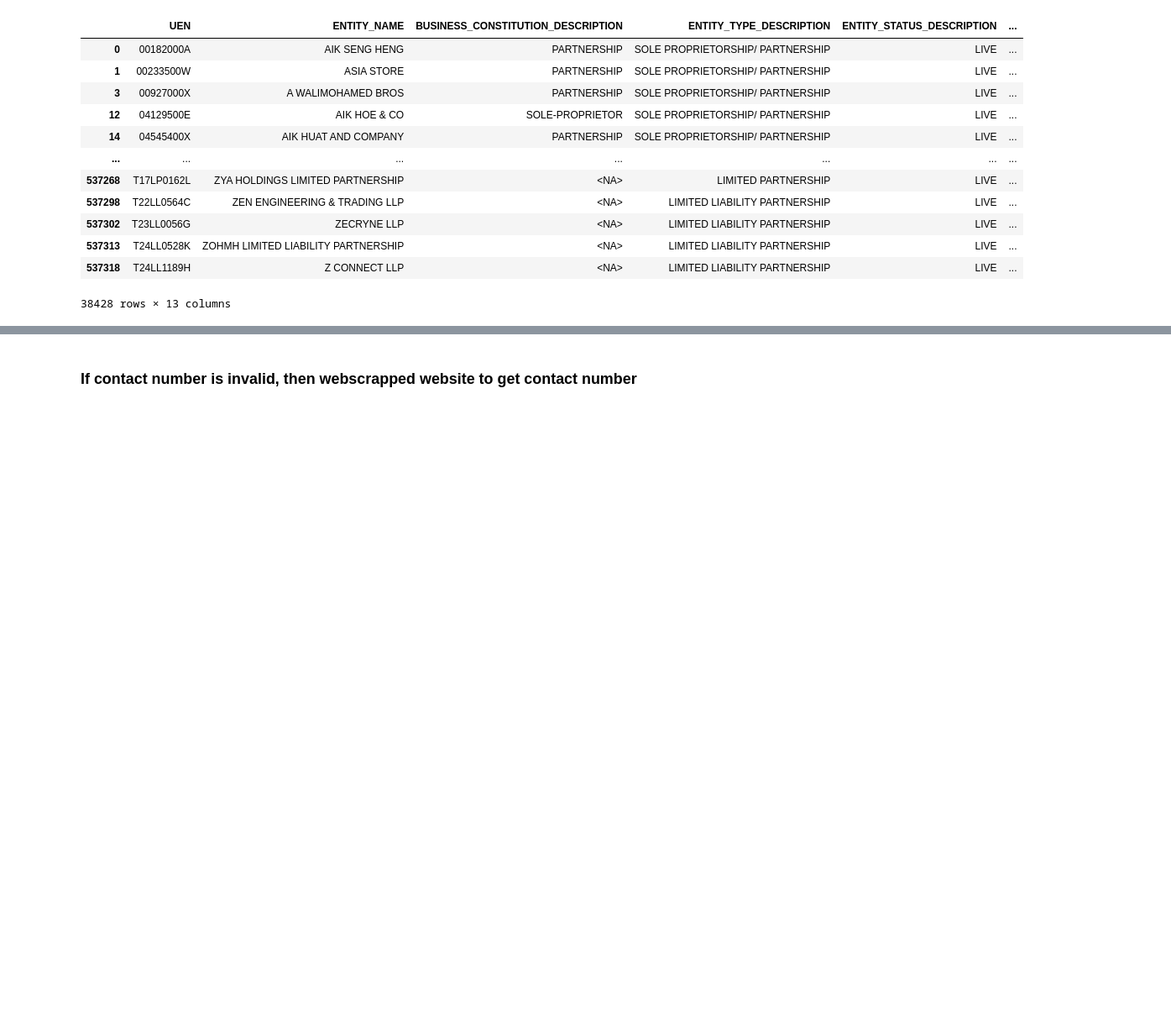
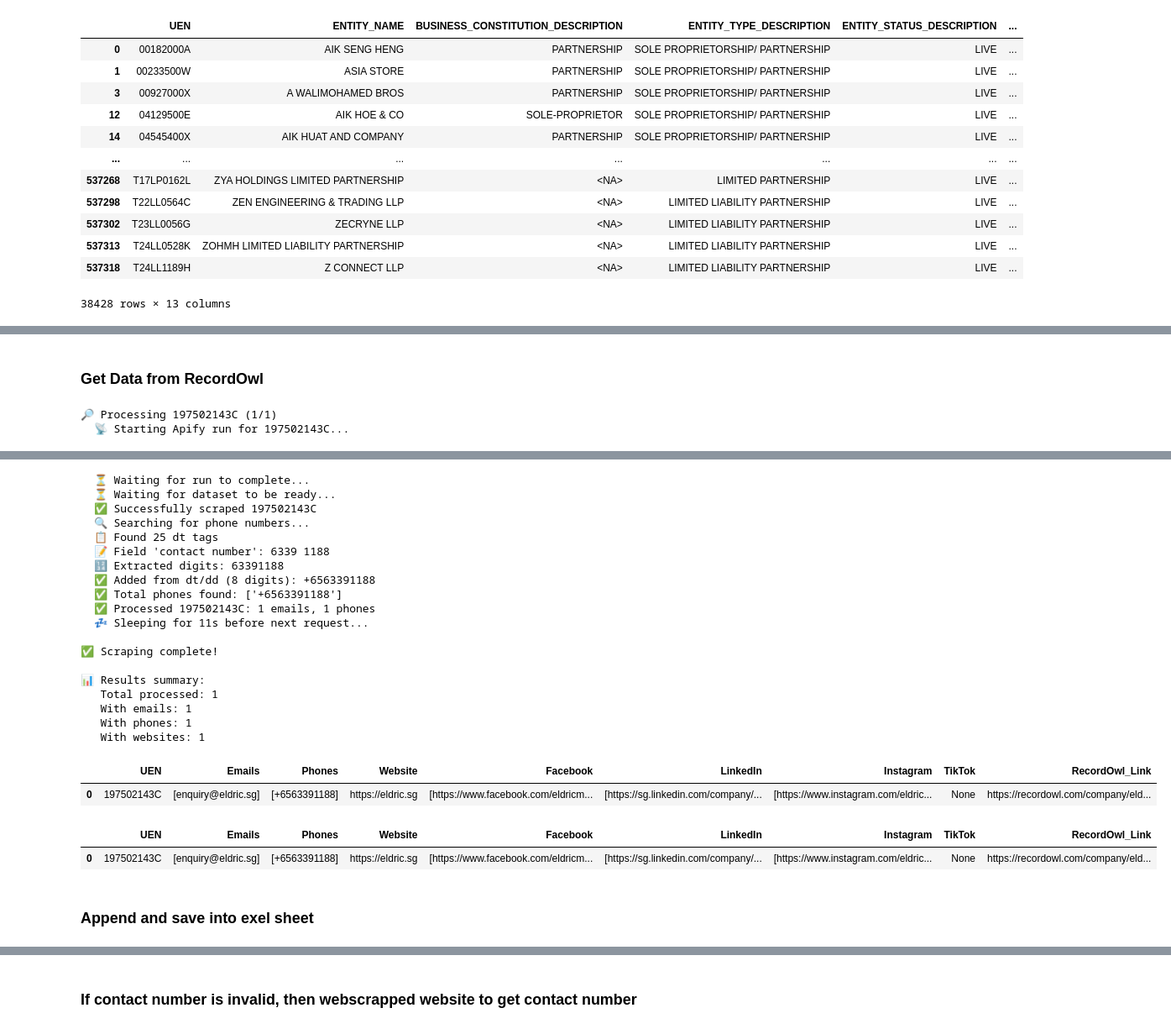
Before and after one commit to AzlieJohari57/Leads_Generation_Pipeline, a Jupyter notebook: Lead_Gen_Pipeline copy.ipynb, the cells around one changed output, grey strips where cells are left out. Shown at 84% size. Saved outputs shown, nothing was run; the diff lists cells and outputs as text; code cells hidden in the pictures; blank space fills up the shorter version.

```diff
--- a/Lead_Gen_Pipeline copy.ipynb
+++ b/Lead_Gen_Pipeline copy.ipynb
@@ -412,14 +400,8 @@ print("Yes" if result else "No")
+# %% [markdown]
+### Get Data from RecordOwl
 # %%
-import time
-import pandas as pd
-from apify_client import ApifyClient
-from bs4 import BeautifulSoup
-import re
-import json
-from requests.exceptions import HTTPError, ConnectionError
-from urllib3.exceptions import ProtocolError
 
-client = ApifyClient("apify_api_70MQolLF1jPd03YWnerLin0VMSa5WO3YziN4")
+client = ApifyClient("apify_api_yNR85etaHpLtBzPoVozVVXUsCZe54u2Ffog1")
 
 SOCIAL_MEDIA_DOMAINS = [
     "facebook.com", "linkedin.com", "instagram.com", "youtube.com",
@@ -870,11 +852,14 @@ for idx, (i, row) in enumerate(acra_data_filtered_wholesale_10.iterrows(), 1):
     print(f"  💤 Sleeping for {sleep_time}s before next request...")
     time.sleep(sleep_time)
 
-Fresh_Leads = pd.DataFrame(all_results)
+New_Fresh_Leads = pd.DataFrame(all_results)
 print("\n✅ Scraping complete!")
 print(f"\n📊 Results summary:")
-print(f"   Total processed: {len(Fresh_Leads)}")
-print(f"   With emails: {Fresh_Leads['Emails'].notna().sum()}")
-print(f"   With phones: {Fresh_Leads['Phones'].notna().sum()}")
-print(f"   With websites: {Fresh_Leads['Website'].notna().sum()}")
-Fresh_Leads.head(10)
+print(f"   Total processed: {len(New_Fresh_Leads)}")
+print(f"   With emails: {New_Fresh_Leads['Emails'].notna().sum()}")
+print(f"   With phones: {New_Fresh_Leads['Phones'].notna().sum()}")
+print(f"   With websites: {New_Fresh_Leads['Website'].notna().sum()}")
+New_Fresh_Leads.head(10)
+# %% [output]
+🔎 Processing 197502143C (1/1)
+  📡 Starting Apify run for 197502143C...
@@ -881,2 +883,26 @@ Fresh_Leads.head(10)
+  ⏳ Waiting for run to complete...
+  ⏳ Waiting for dataset to be ready...
+  ✅ Successfully scraped 197502143C
+  🔍 Searching for phone numbers...
+  📋 Found 25 dt tags
+  📝 Field 'contact number': 6339 1188
+  🔢 Extracted digits: 63391188
+  ✅ Added from dt/dd (8 digits): +6563391188
+  ✅ Total phones found: ['+6563391188']
+  ✅ Processed 197502143C: 1 emails, 1 phones
+  💤 Sleeping for 11s before next request...
+
+✅ Scraping complete!
+
+📊 Results summary:
+   Total processed: 1
+   With emails: 1
+   With phones: 1
+   With websites: 1
+|  | UEN | Emails | Phones | Website | Facebook | LinkedIn | Instagram | TikTok | RecordOwl_Link |
+| 0 | 197502143C | [enquiry@eldric.sg] | [+6563391188] | https://eldric.sg | [https://www.facebook.com/eldricm... | [https://sg.linkedin.com/company/... | [https://www.instagram.com/eldric... | None | https://recordowl.com/company/eld... |
 # %%
-Fresh_Leads
+New_Fresh_Leads
+# %% [output]
+|  | UEN | Emails | Phones | Website | Facebook | LinkedIn | Instagram | TikTok | RecordOwl_Link |
+| 0 | 197502143C | [enquiry@eldric.sg] | [+6563391188] | https://eldric.sg | [https://www.facebook.com/eldricm... | [https://sg.linkedin.com/company/... | [https://www.instagram.com/eldric... | None | https://recordowl.com/company/eld... |
@@ -889,2 +909,4 @@ Fresh_Leads_with_phones
+# %% [markdown]
+### Append and save into exel sheet
 # %%
 
```
Also changed, not shown: parts of 21 cells of this notebook.
